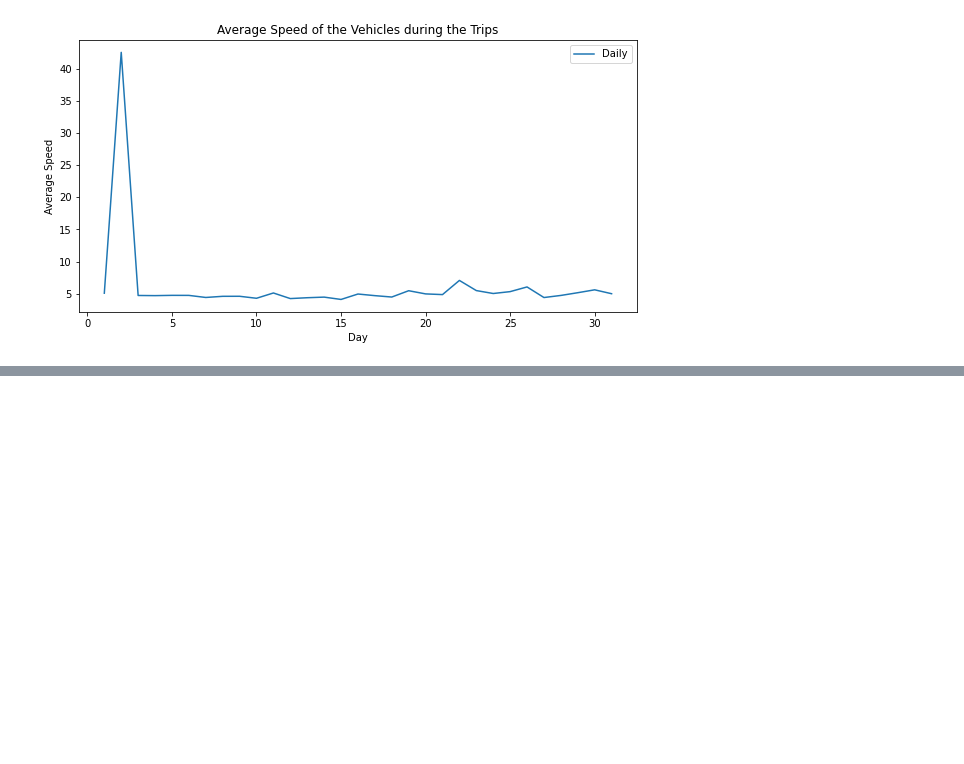
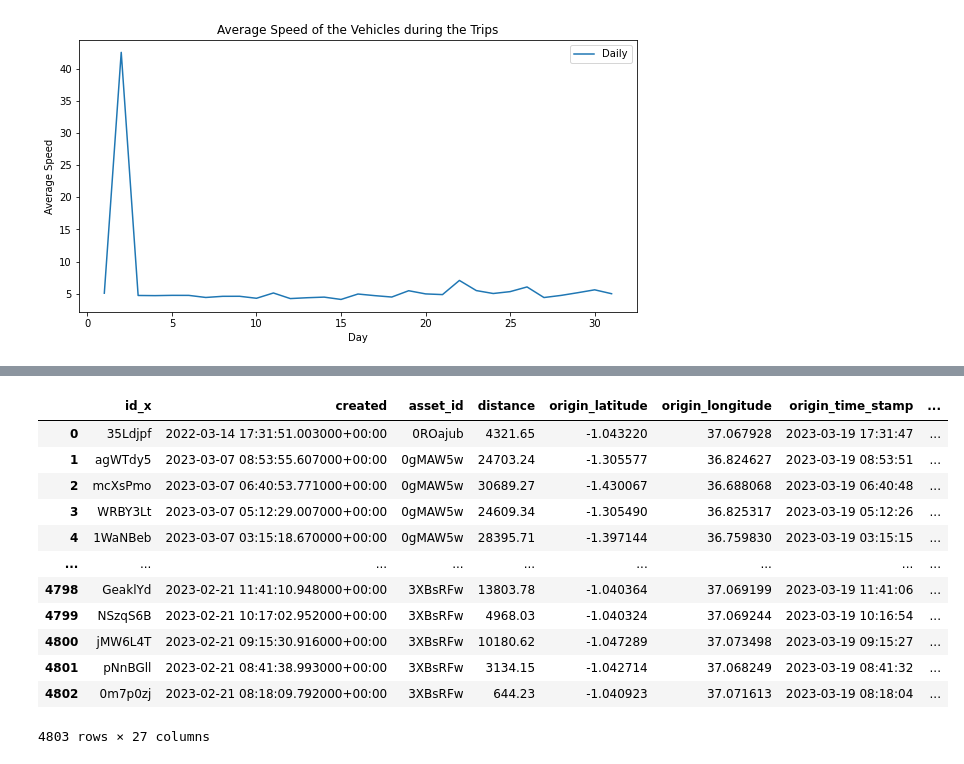
Before and after one commit to Ronnie-Leon76/Yatsa-Analytics, a Jupyter notebook: Yatsa-Analytics-EDA.ipynb, the cells around one changed output, grey strips where cells are left out. Saved outputs shown, nothing was run; the diff lists cells and outputs as text; code cells hidden in the pictures; blank space fills up the shorter version.

```diff
--- a/Yatsa-Analytics-EDA.ipynb
+++ b/Yatsa-Analytics-EDA.ipynb
@@ -442,0 +464,18 @@ trips_df.to_csv('Data/trips_df_refined.csv', index=False)
+# %%
+# merge the trips_df and assets_df to get the vehicle details for each trip in the trips_df dataframe
+merged_df = pd.merge(trips_df, assets, left_on='asset_id', right_on='id', how='left')
+merged_df
+# %% [output]
+|  | id_x | created | asset_id | distance | origin_latitude | origin_longitude | origin_time_stamp | ... |
+| 0 | 35Ldjpf | 2022-03-14 17:31:51.003000+00:00 | 0ROajub | 4321.65 | -1.043220 | 37.067928 | 2023-03-19 17:31:47 | ... |
+| 1 | agWTdy5 | 2023-03-07 08:53:55.607000+00:00 | 0gMAW5w | 24703.24 | -1.305577 | 36.824627 | 2023-03-19 08:53:51 | ... |
+| 2 | mcXsPmo | 2023-03-07 06:40:53.771000+00:00 | 0gMAW5w | 30689.27 | -1.430067 | 36.688068 | 2023-03-19 06:40:48 | ... |
+| 3 | WRBY3Lt | 2023-03-07 05:12:29.007000+00:00 | 0gMAW5w | 24609.34 | -1.305490 | 36.825317 | 2023-03-19 05:12:26 | ... |
+| 4 | 1WaNBeb | 2023-03-07 03:15:18.670000+00:00 | 0gMAW5w | 28395.71 | -1.397144 | 36.759830 | 2023-03-19 03:15:15 | ... |
+| ... | ... | ... | ... | ... | ... | ... | ... | ... |
+| 4798 | GeaklYd | 2023-02-21 11:41:10.948000+00:00 | 3XBsRFw | 13803.78 | -1.040364 | 37.069199 | 2023-03-19 11:41:06 | ... |
+| 4799 | NSzqS6B | 2023-02-21 10:17:02.952000+00:00 | 3XBsRFw | 4968.03 | -1.040324 | 37.069244 | 2023-03-19 10:16:54 | ... |
+| 4800 | jMW6L4T | 2023-02-21 09:15:30.916000+00:00 | 3XBsRFw | 10180.62 | -1.047289 | 37.073498 | 2023-03-19 09:15:27 | ... |
+| 4801 | pNnBGll | 2023-02-21 08:41:38.993000+00:00 | 3XBsRFw | 3134.15 | -1.042714 | 37.068249 | 2023-03-19 08:41:32 | ... |
+| 4802 | 0m7p0zj | 2023-02-21 08:18:09.792000+00:00 | 3XBsRFw | 644.23 | -1.040923 | 37.071613 | 2023-03-19 08:18:04 | ... |
+4803 rows × 27 columns
```
Also changed, not shown: parts of 4 cells of this notebook.
